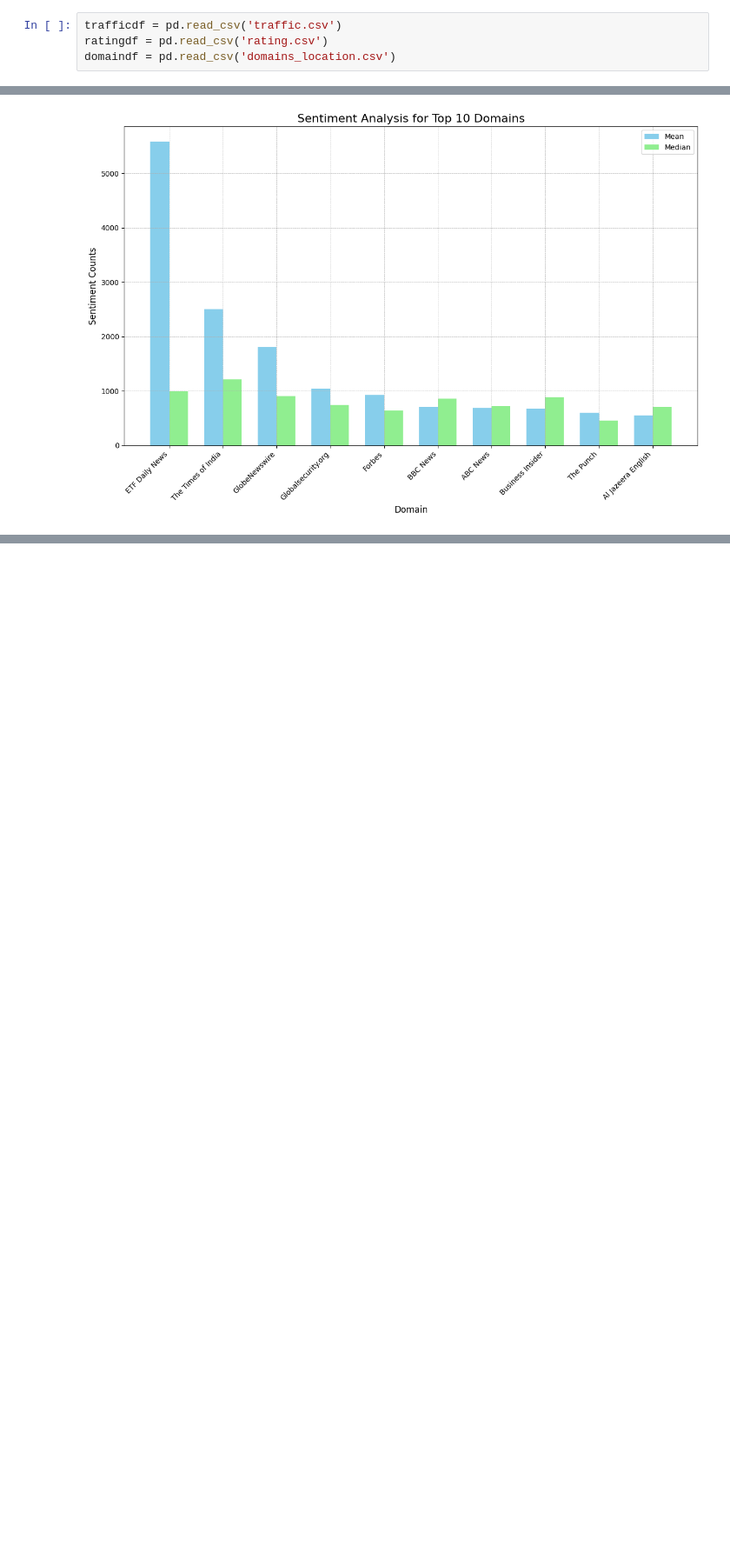
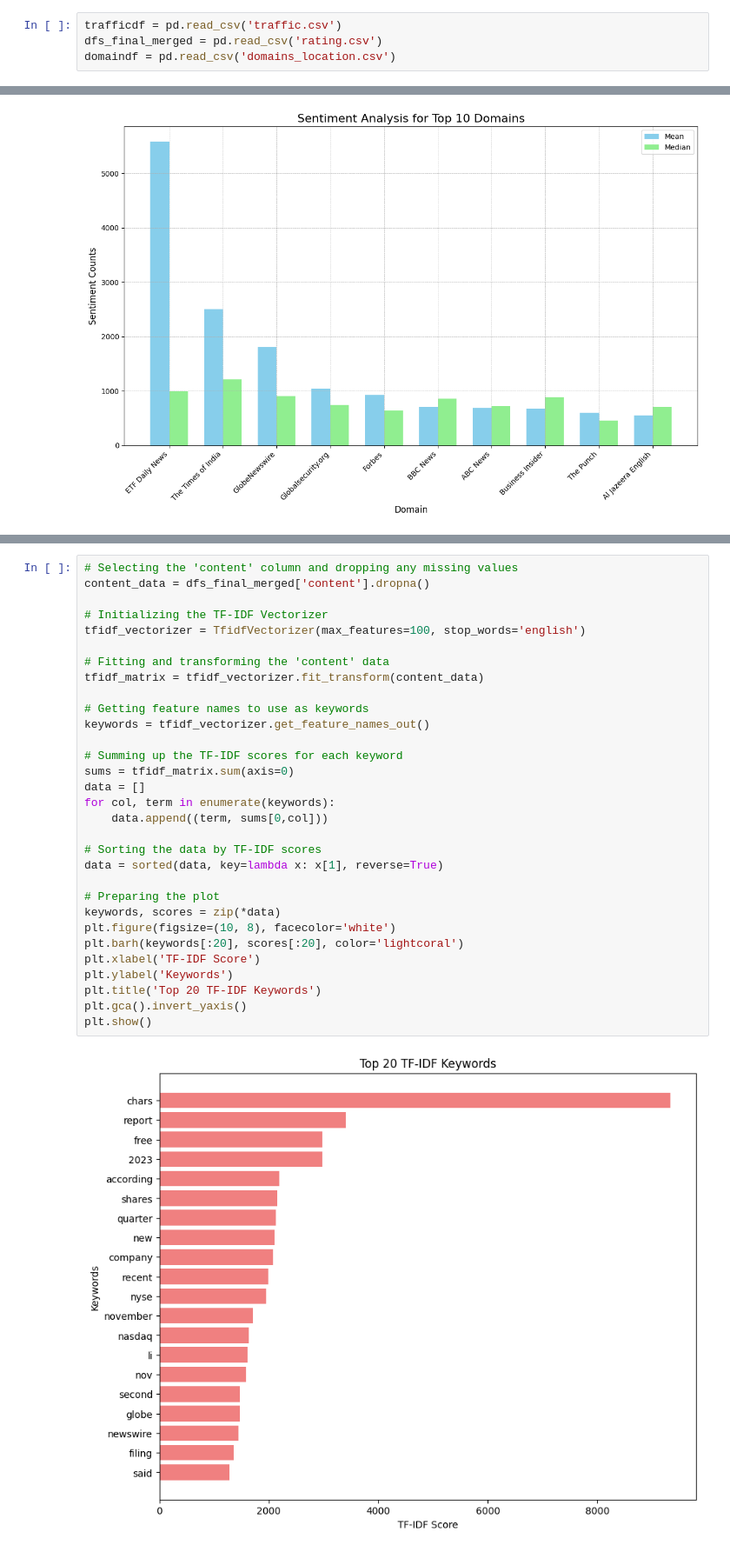
Before and after one commit to Joe-hyper/news_correlation_10ac_week0-, a Jupyter notebook: notebooks/News Analysis.ipynb, the cells around one changed output, grey strips where cells are left out. Shown at 87% size. Cells and saved outputs as stored; diff of their text form; blank space fills up the shorter version.

```diff
--- a/notebooks/News Analysis.ipynb
+++ b/notebooks/News Analysis.ipynb
@@ -66,7 +73,7 @@ import os, sys
 ## Loading the dataset
 # %%
 trafficdf = pd.read_csv('traffic.csv')
-ratingdf = pd.read_csv('rating.csv')
+dfs_final_merged = pd.read_csv('rating.csv')
 domaindf = pd.read_csv('domains_location.csv')
 # %% [markdown]
 ## Loader.py
@@ -773,0 +774,33 @@ Passing `palette` without assigning `hue` is deprecated and will be removed in v
+# %%
+# Selecting the 'content' column and dropping any missing values
+content_data = dfs_final_merged['content'].dropna()
+
+# Initializing the TF-IDF Vectorizer
+tfidf_vectorizer = TfidfVectorizer(max_features=100, stop_words='english')
+
+# Fitting and transforming the 'content' data
+tfidf_matrix = tfidf_vectorizer.fit_transform(content_data)
+
+# Getting feature names to use as keywords
+keywords = tfidf_vectorizer.get_feature_names_out()
+
+# Summing up the TF-IDF scores for each keyword
+sums = tfidf_matrix.sum(axis=0)
+data = []
+for col, term in enumerate(keywords):
+    data.append((term, sums[0,col]))
+
+# Sorting the data by TF-IDF scores
+data = sorted(data, key=lambda x: x[1], reverse=True)
+
+# Preparing the plot
+keywords, scores = zip(*data)
+plt.figure(figsize=(10, 8), facecolor='white')
+plt.barh(keywords[:20], scores[:20], color='lightcoral')
+plt.xlabel('TF-IDF Score')
+plt.ylabel('Keywords')
+plt.title('Top 20 TF-IDF Keywords')
+plt.gca().invert_yaxis()
+plt.show()
+# %% [output]
+[figure, added]
```
Also changed, not shown: parts of 45 cells of this notebook.
